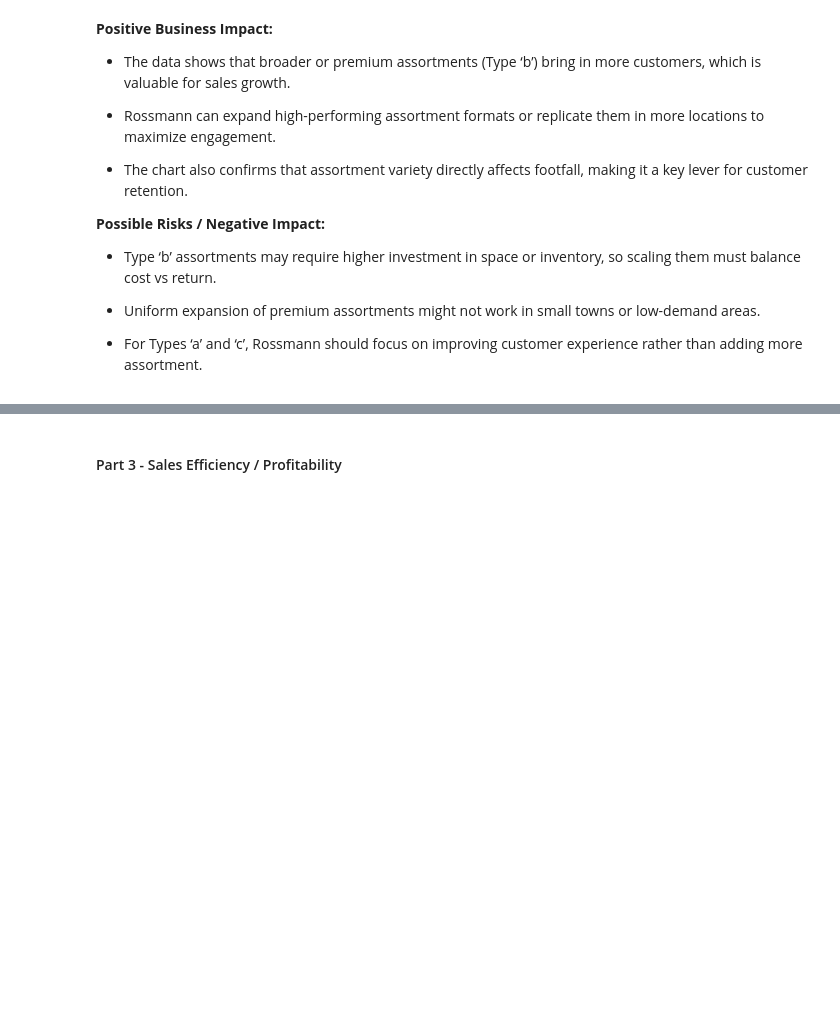
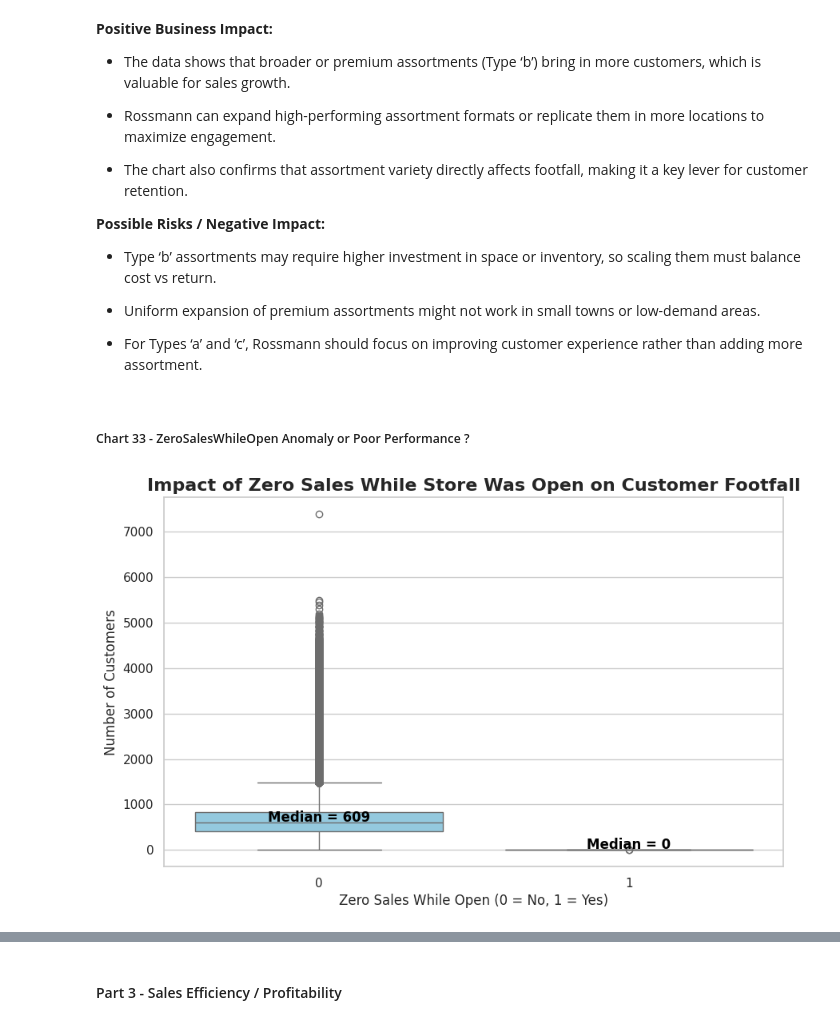
Before and after one commit to MonaliM5/rossmann_retail_sales_prediction, a Jupyter notebook: Rossmann_Retail_Sales_Prediction.ipynb, the cells around one changed output, grey strips where cells are left out. Cells and saved outputs as stored; diff of their text form; code cells hidden in the pictures; blank space fills up the shorter version.

```diff
--- a/Rossmann_Retail_Sales_Prediction.ipynb
+++ b/Rossmann_Retail_Sales_Prediction.ipynb
@@ -4238,3 +4238,56 @@ Are there any insights that lead to negative growth? Justify with specific reaso
 * Uniform expansion of premium assortments might not work in small towns or low-demand areas.
 
 * For Types ‘a’ and ‘c’, Rossmann should focus on improving customer experience rather than adding more assortment.
+# %% [markdown]
+##### Chart 33 - ZeroSalesWhileOpen Anomaly or Poor Performance ?
+# %%
+# Chart - 33 Visualisation Code
+
+# Features Used - Customers, ZeroSalesWhileOpen
+
+# ✅ Why this chart is important to include?
+# This chart helps me understand how customer footfall behaves on days where the store was open
+# but sales recorded as zero. If customer count is high but sales are zero, it's a strong indicator
+# of operational or data recording issues. If customer count is ~0 even when 'Open' shows 1,
+# it suggests incorrect labeling or exceptional cases.
+# This is crucial for identifying anomalies before modeling.
+
+# ------------------------------------------------------------------------------------------------ #
+
+# Setting plot style
+sns.set(style='whitegrid')
+
+# Creating the figure
+plt.figure(figsize=(10,6))
+
+# Plotting boxplot
+sns.boxplot(
+    data=df,
+    x='ZeroSalesWhileOpen',
+    y='Customers',
+    palette=['skyblue','salmon']
+)
+
+# Adding median labels manually
+medians = df.groupby('ZeroSalesWhileOpen')['Customers'].median()
+positions = range(len(medians))
+
+for pos, median_val in zip(positions, medians):
+    plt.text(
+        pos, median_val + 20,               # position slightly above median line
+        f"Median = {int(median_val)}",      # text
+        horizontalalignment='center',
+        fontweight='bold',
+        color='black'
+    )
+
+# Adding titles and labels
+plt.title("Impact of Zero Sales While Store Was Open on Customer Footfall",
+          fontsize=16, fontweight='bold')
+plt.xlabel("Zero Sales While Open (0 = No, 1 = Yes)", fontsize=12)
+plt.ylabel("Number of Customers", fontsize=12)
+
+# Display the plot
+plt.show()
+# %% [output]
+[figure, added]
```
Also changed, not shown: parts of 36 cells of this notebook.
